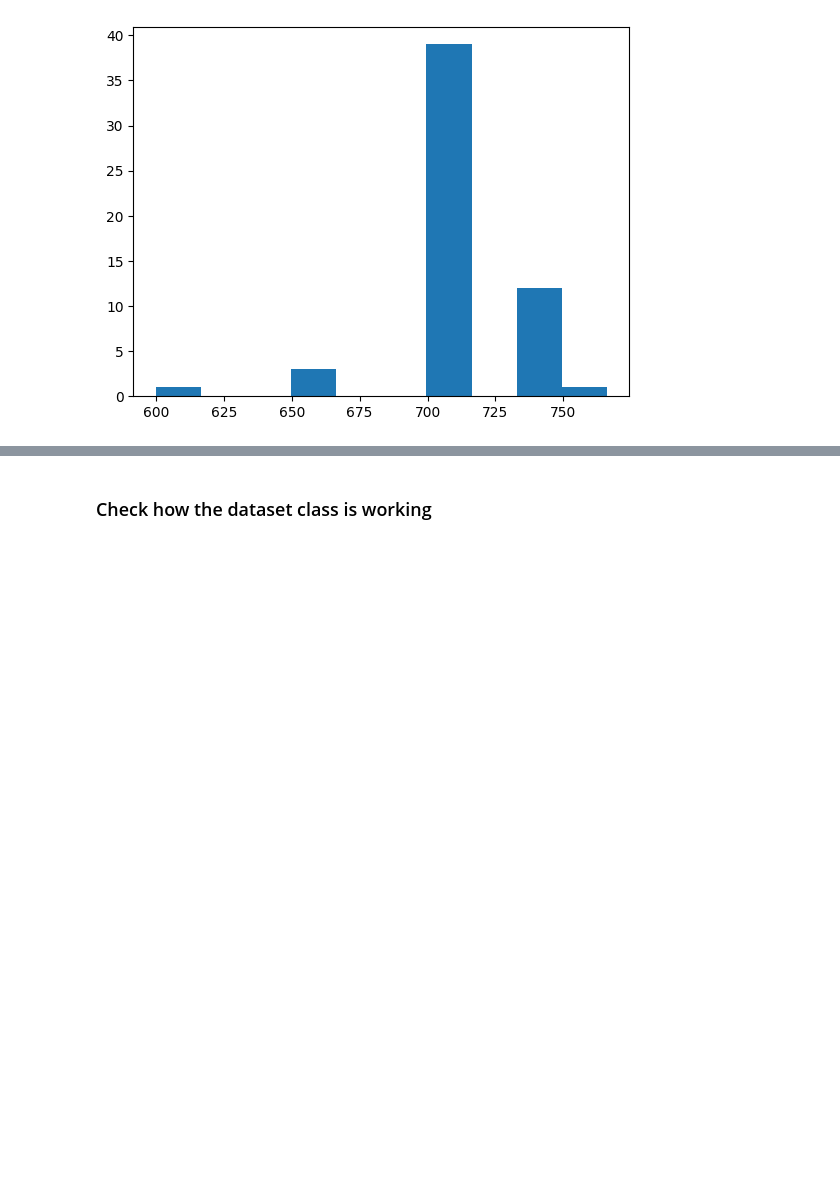
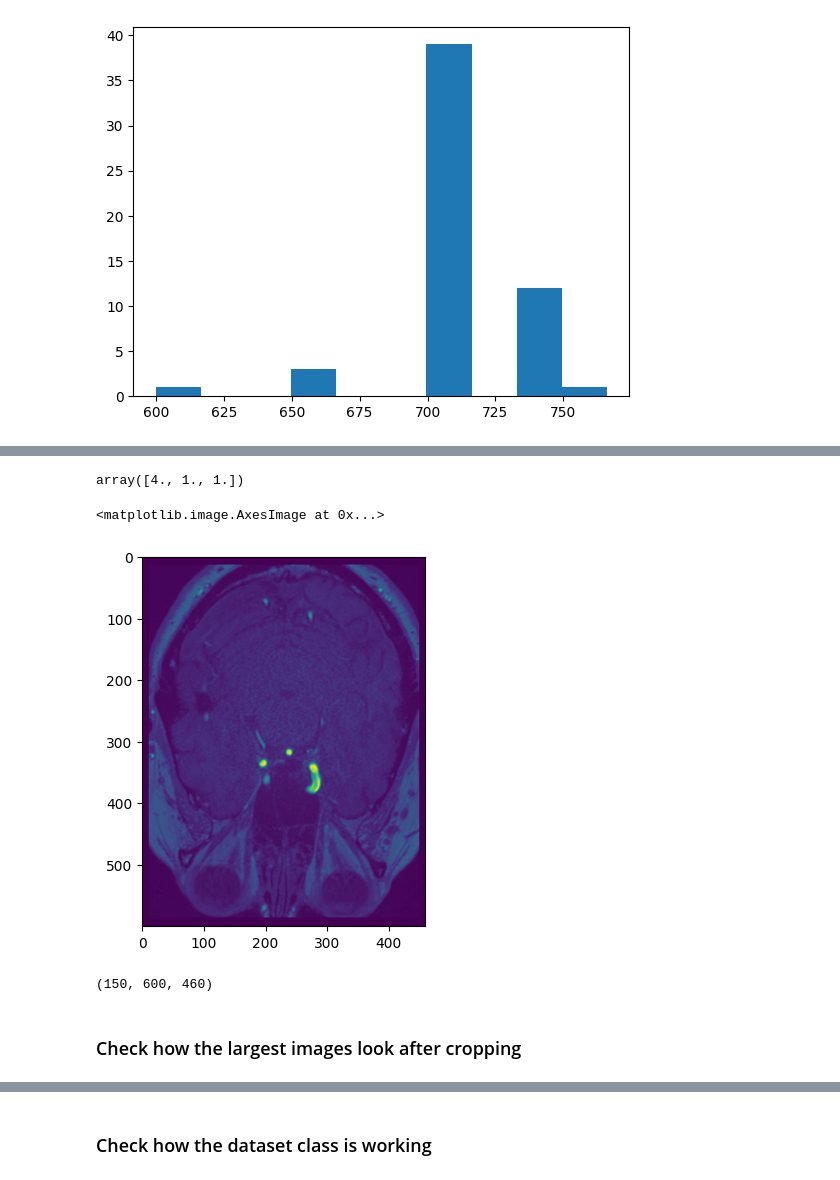
Before and after one commit to JdbermeoUZH/MastersThesisUIASegmentation, a Jupyter notebook: notebooks/random_stuff.ipynb, the cells around one changed output, grey strips where cells are left out. Cells and saved outputs as stored; diff of their text form; code cells hidden in the pictures; blank space fills up the shorter version.

```diff
--- a/notebooks/random_stuff.ipynb
+++ b/notebooks/random_stuff.ipynb
@@ -97,0 +129,9 @@ plt.hist(np.array(shapes)[:, 1])
+# %%
+# Create a nib image object with the original voxel size
+affine = [
+    [orig_voxel_size[0], 0, 0, 0],
+    [0, orig_voxel_size[1], 0, 0],
+    [0, 0, orig_voxel_size[2], 0],
+    [0, 0, 0, 1]]
+img = nib.Nifti1Image(image, affine)
+img.header.set_zooms(orig_voxel_size)
@@ -97,0 +143,16 @@ plt.hist(np.array(shapes)[:, 1])
+# %%
+1 / np.array([0.25, 1, 1])
+# %% [output]
+array([4., 1., 1.])
+# %%
+img = nibp.conform(img, (150, 600, 460), voxel_size=(0.7, 0.3, 0.3), order=3)
+plt.imshow(img.get_fdata()[60, :, :])
+# %% [output]
+<matplotlib.image.AxesImage at 0x...>
+[figure, added]
+# %%
+img.shape
+# %% [output]
+(150, 600, 460)
+# %% [markdown]
+### Check how the largest images look after cropping
```
Also changed, not shown: parts of 45 cells of this notebook, 6 other files.
